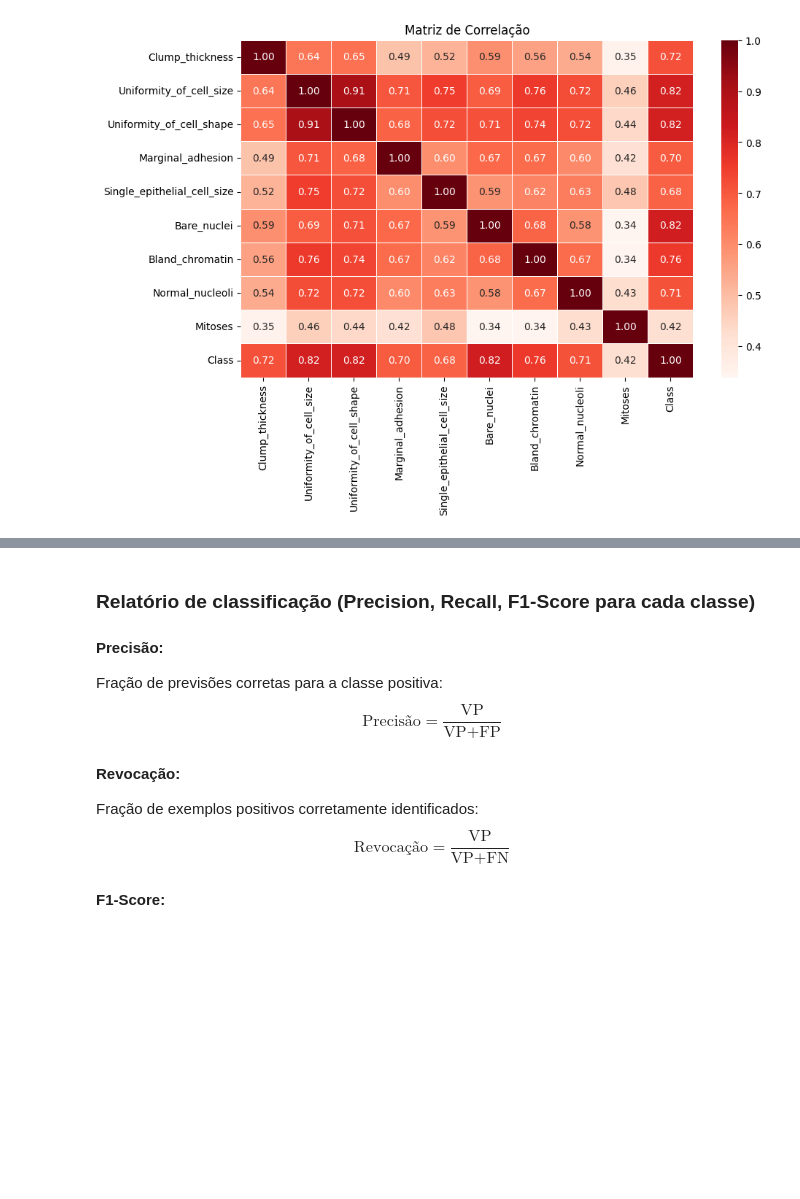
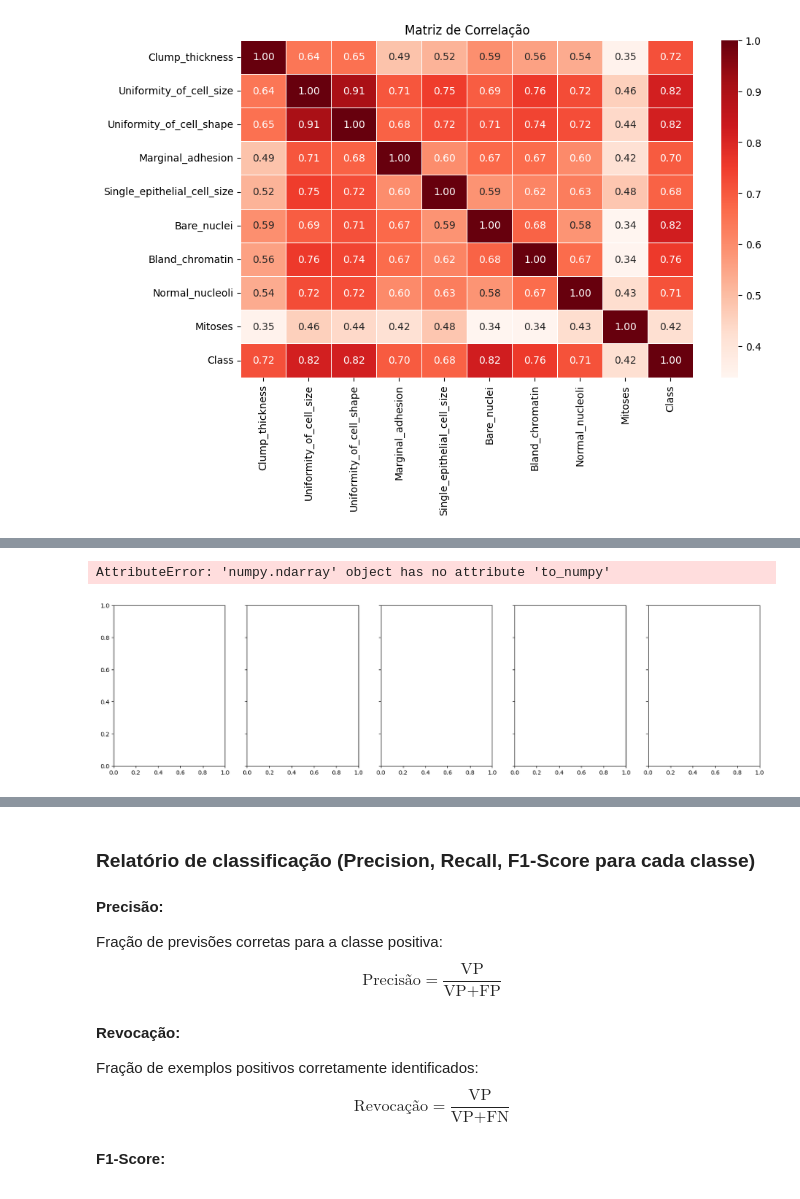
Before and after one commit to IvonLuiz/breast_cancer_kmeans, a Jupyter notebook: breast_cancer_kmeans.ipynb, the cells around one changed output, grey strips where cells are left out. Drawn from its saved outputs; the diff is of its cells as text; code cells hidden in the pictures; blank space fills up the shorter version.

```diff
--- a/breast_cancer_kmeans.ipynb
+++ b/breast_cancer_kmeans.ipynb
@@ -346,0 +434,42 @@ Acurácia do modelo k-NN: 0.9857142857142858
+# %%
+# Plotar regiões de decisão para diferentes valores de k
+ks = [1, 3, 5, 7, 9]
+fig, axes = plt.subplots(1, len(ks), figsize=(20, 5), sharex=True, sharey=True)
+
+for i, k in enumerate(ks):
+    # Treinar o classificador k-NN com o valor k atual
+    knn_classifier = KNeighborsClassifier(n_neighbors=k)
+    knn_classifier.fit(X_train, y_train)
+
+    # Avaliar o classificador
+    y_pred = knn_classifier.predict(X_test)
+    precision = precision_score(y_test, y_pred)
+    recall = recall_score(y_test, y_pred)
+    f1 = f1_score(y_test, y_pred)
+    accuracy = accuracy_score(y_test, y_pred)
+
+    # Plotar a região de decisão
+    plot_decision_regions(X_train.to_numpy(), y_train, classifier=knn_classifier, ax=axes[i],
+                          title=f'k={k}\nAcc={accuracy:.2f}\nPrec={precision:.2f}\nRec={recall:.2f}\nF1={f1:.2f}', custom_palette=custom_palette)
+
+plt.tight_layout()
+plt.show()
+
+# Exibir a matriz de confusão e relatório de classificação para k=5
+knn_classifier = KNeighborsClassifier(n_neighbors=5)
+knn_classifier.fit(X_train, y_train)
+y_pred = knn_classifier.predict(X_test)
+
+conf_matrix = confusion_matrix(y_test, y_pred)
+plt.figure(figsize=(6, 4))
+sns.heatmap(conf_matrix, annot=True, fmt="d", cmap="Blues", xticklabels=['Classe 0', 'Classe 1'], yticklabels=['Classe 0', 'Classe 1'])
+plt.xlabel("Previsão")
+plt.ylabel("Valor Real")
+plt.title("Matriz de Confusão (k=5)")
+plt.show()
+
+print("Relatório de Classificação (k=5):")
+print(classification_report(y_test, y_pred))
+# %% [output]
+AttributeError: 'numpy.ndarray' object has no attribute 'to_numpy'
+[figure, added]
```
Also changed, not shown: parts of 18 cells of this notebook.
